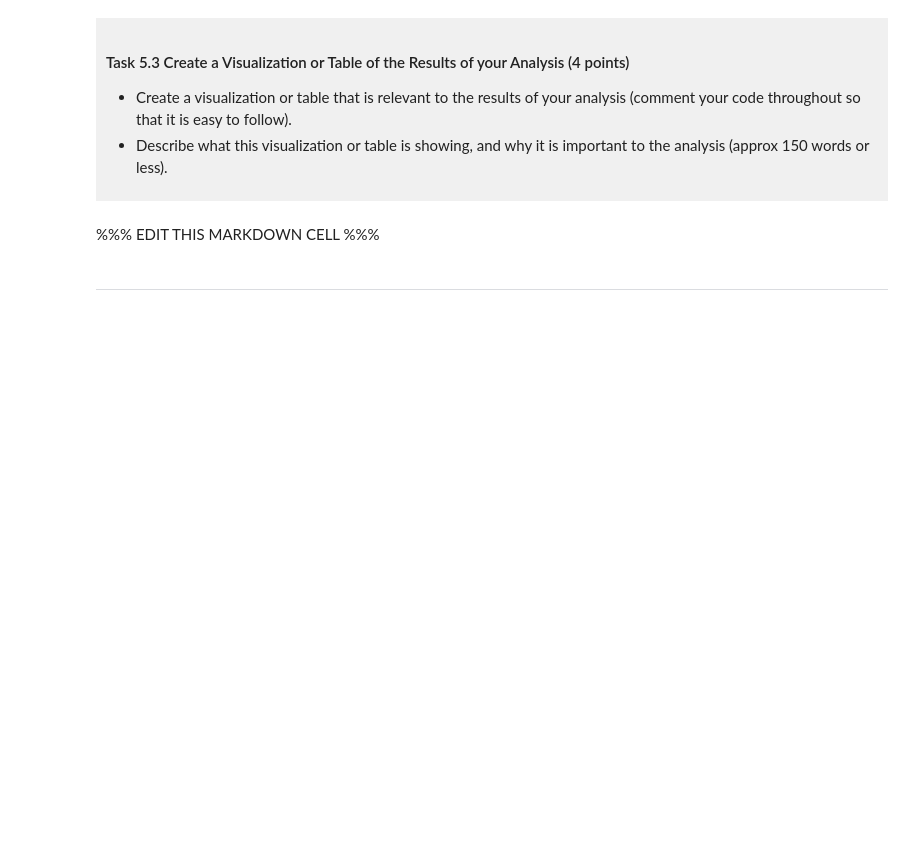
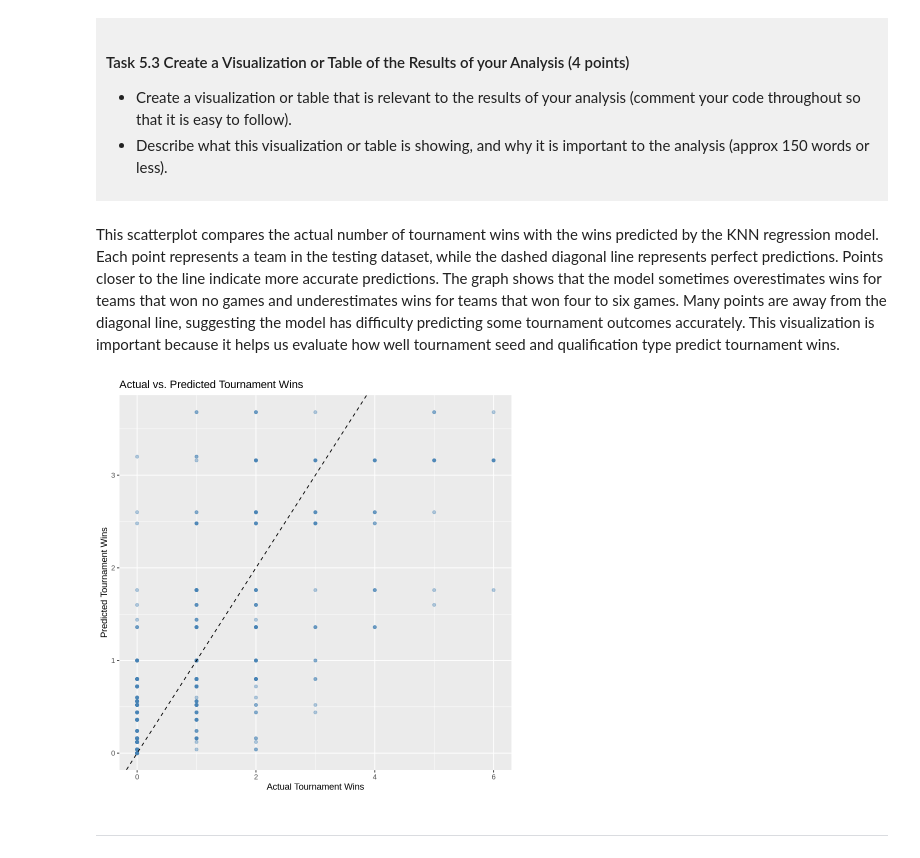
Before and after one commit to tanrozg-cyber/dsci-100-project-tanroz-gill, a Jupyter notebook: dsci-100-project-notebook.ipynb, the cells around one changed output. Saved outputs shown, nothing was run; the diff lists cells and outputs as text; code cells hidden in the pictures; blank space fills up the shorter version.

Commit message:
Completed Task 5.3 - Visualized model results

```diff
--- a/dsci-100-project-notebook.ipynb
+++ b/dsci-100-project-notebook.ipynb
@@ -602,9 +602,28 @@ A tibble: 3 × 3
 
 </div>
 # %% [markdown]
-%%% EDIT THIS MARKDOWN CELL %%%
+This scatterplot compares the actual number of tournament wins with the wins predicted by the KNN regression model. Each point represents a team in the testing dataset, while the dashed diagonal line represents perfect predictions. Points closer to the line indicate more accurate predictions. The graph shows that the model sometimes overestimates wins for teams that won no games and underestimates wins for teams that won four to six games. Many points are away from the diagonal line, suggesting the model has difficulty predicting some tournament outcomes accurately. This visualization is important because it helps us evaluate how well tournament seed and qualification type predict tournament wins.
 # %%
-### EDIT THIS CODE CELL ###
+
+# Create a scatterplot comparing actual and predicted tournament wins
+basketball_predictions |>
+    ggplot(aes(x = tourney_wins, y = .pred)) +
+
+    # Plot each team's actual and predicted wins
+    geom_point(alpha = 0.4, color = "steelblue") +
+
+    # Add a dashed line showing where predictions would be perfect
+    geom_abline(slope = 1, intercept = 0,
+                linetype = "dashed") +
+
+    # Add a descriptive title and labels for both axes
+    labs(
+        title = "Actual vs. Predicted Tournament Wins",
+        x = "Actual Tournament Wins",
+        y = "Predicted Tournament Wins"
+    )
+# %% [output]
+[figure, added]
 # %% [markdown]
 -----
 # %% [markdown]
```
